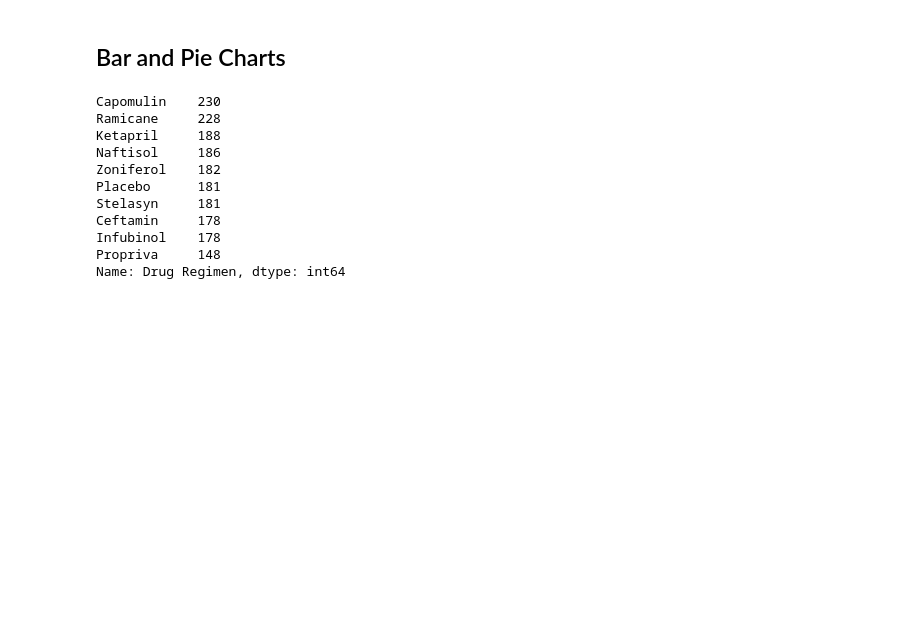
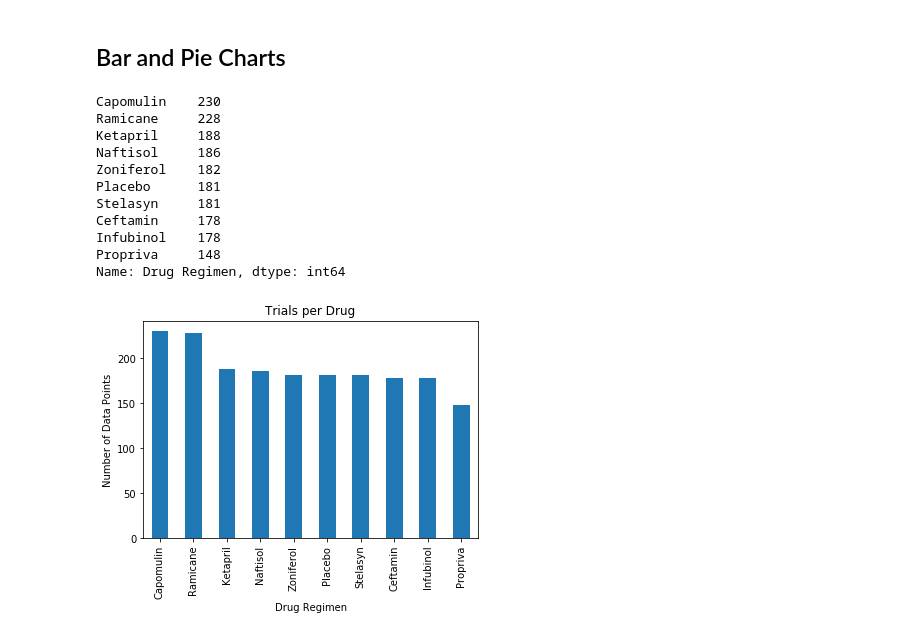
Before and after one commit to Stephen-Chu15/SCC_tumor_study, a Jupyter notebook: SCC_tumor_study.ipynb, the cells around one changed output. Cells and saved outputs as stored; diff of their text form; code cells hidden in the pictures; blank space fills up the shorter version.

Commit message:
create bar graph showing the count of data points

```diff
--- a/SCC_tumor_study.ipynb
+++ b/SCC_tumor_study.ipynb
@@ -155,3 +155,12 @@ Ceftamin     178
 Infubinol    178
 Propriva     148
 Name: Drug Regimen, dtype: int64
+# %%
+# Generate a bar plot showing the total number of mice for each treatment using pandas
+trials_per_drug = sorted_count_of_trials.plot(kind = 'bar', figsize = (6,4))
+trials_per_drug.set_title('Trials per Drug')
+trials_per_drug.set_xlabel('Drug Regimen')
+trials_per_drug.set_ylabel('Number of Data Points')
+plt.show()
+# %% [output]
+[figure, added]
```
